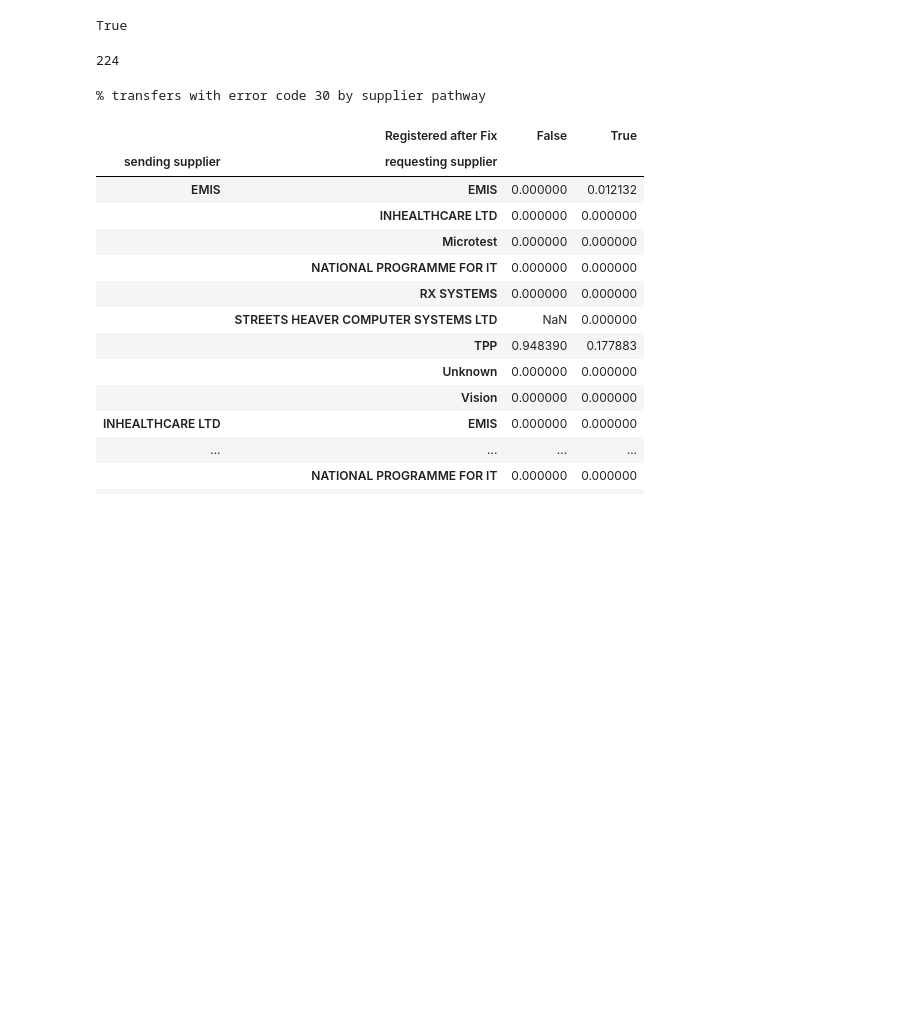
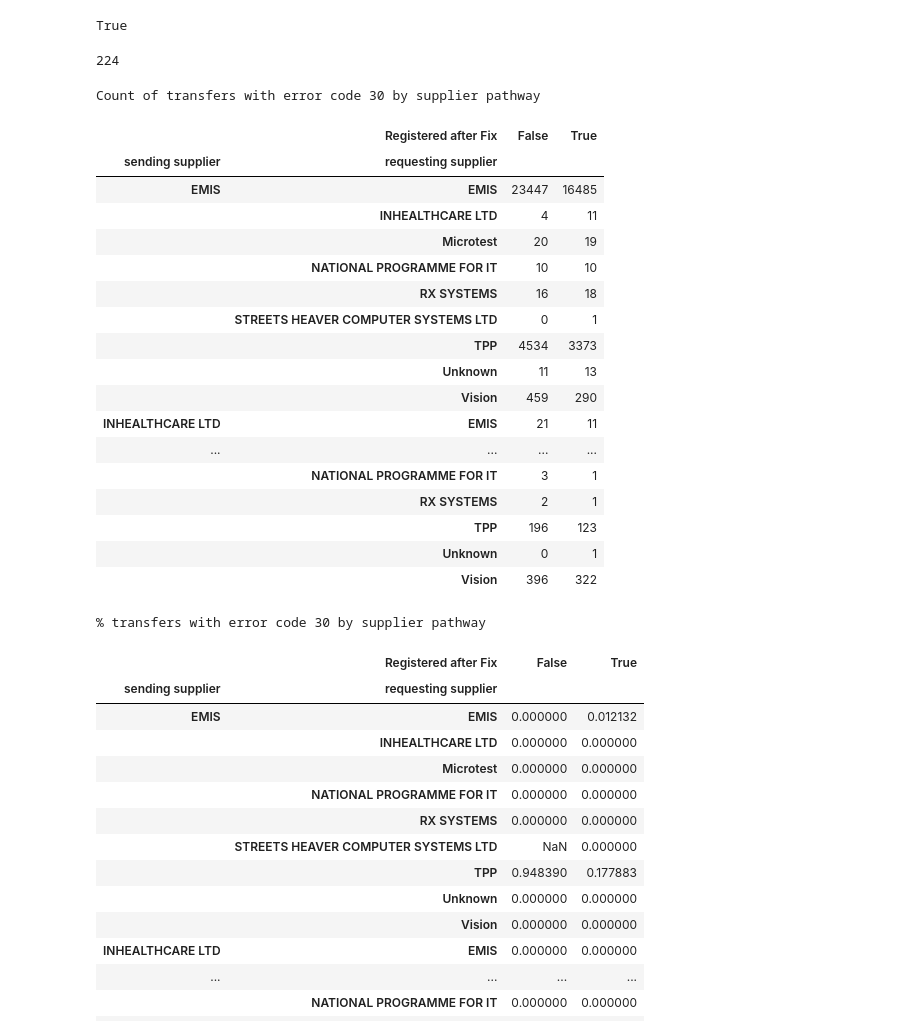
Before and after one commit to nhsconnect/prm-gp2gp-data-sandbox, a Jupyter notebook: notebooks/42-PRMT-2128--TPP-large-failures-fix.ipynb, the cells around one changed output. Saved outputs shown, nothing was run; the diff lists cells and outputs as text; code cells hidden in the pictures; blank space fills up the shorter version.

Commit message:
PRMT-2128 [HZ/RJ] QA: add comments and generate number of transfers with error code 30

```diff
--- a/notebooks/42-PRMT-2128--TPP-large-failures-fix.ipynb
+++ b/notebooks/42-PRMT-2128--TPP-large-failures-fix.ipynb
@@ -124,4 +125,27 @@ MI_data['Contains Error Code 30'].sum()
 (MI_data['RequestErrorCode']=='30').sum()
 # %% [output]
 224
+# %%
+print('Count of transfers with error code 30 by supplier pathway')
+MI_data.pivot_table(index=['sending supplier','requesting supplier'],columns='Registered after Fix',values='Contains Error Code 30',aggfunc='count').fillna(0).astype(int)
+# %% [output]
+Count of transfers with error code 30 by supplier pathway
+|  | Registered after Fix | False | True |
+| sending supplier | requesting supplier |  |  |
+| EMIS | EMIS | 23447 | 16485 |
+|  | INHEALTHCARE LTD | 4 | 11 |
+|  | Microtest | 20 | 19 |
+|  | NATIONAL PROGRAMME FOR IT | 10 | 10 |
+|  | RX SYSTEMS | 16 | 18 |
+|  | STREETS HEAVER COMPUTER SYSTEMS LTD | 0 | 1 |
+|  | TPP | 4534 | 3373 |
+|  | Unknown | 11 | 13 |
+|  | Vision | 459 | 290 |
+| INHEALTHCARE LTD | EMIS | 21 | 11 |
+| ... | ... | ... | ... |
+|  | NATIONAL PROGRAMME FOR IT | 3 | 1 |
+|  | RX SYSTEMS | 2 | 1 |
+|  | TPP | 196 | 123 |
+|  | Unknown | 0 | 1 |
+|  | Vision | 396 | 322 |
 # %%
```
Also changed, not shown: parts of 3 cells of this notebook.
